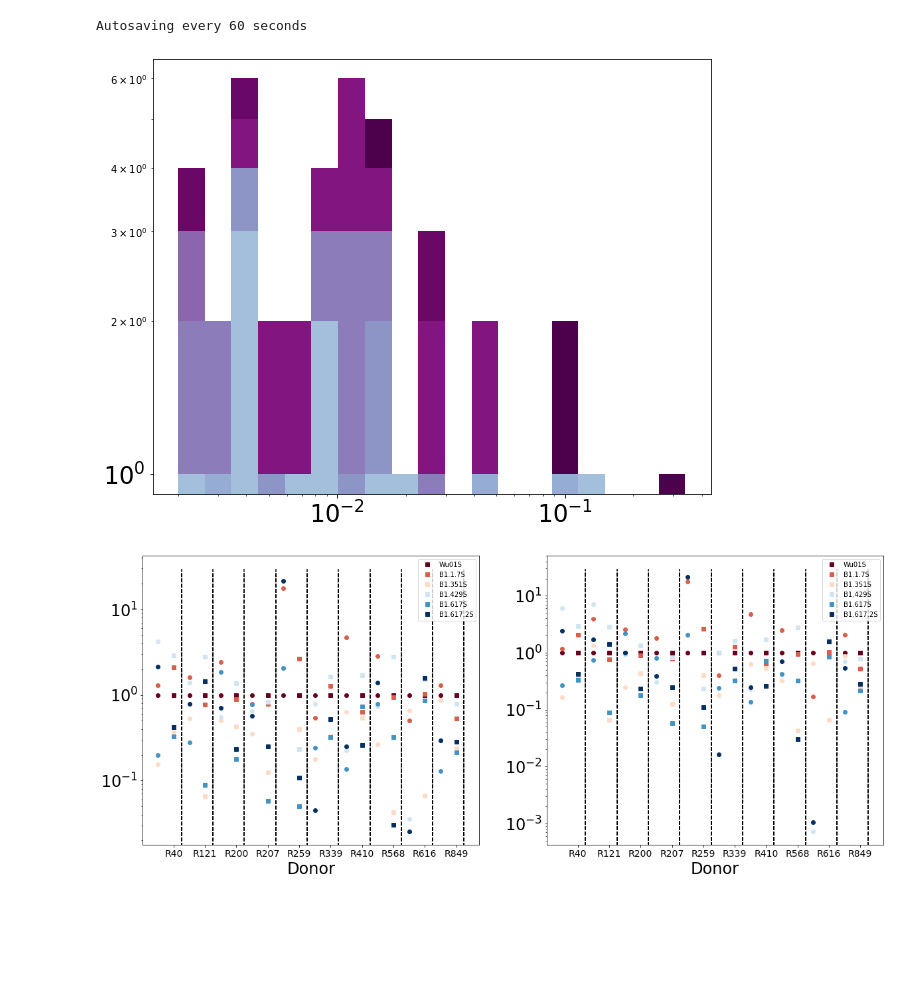
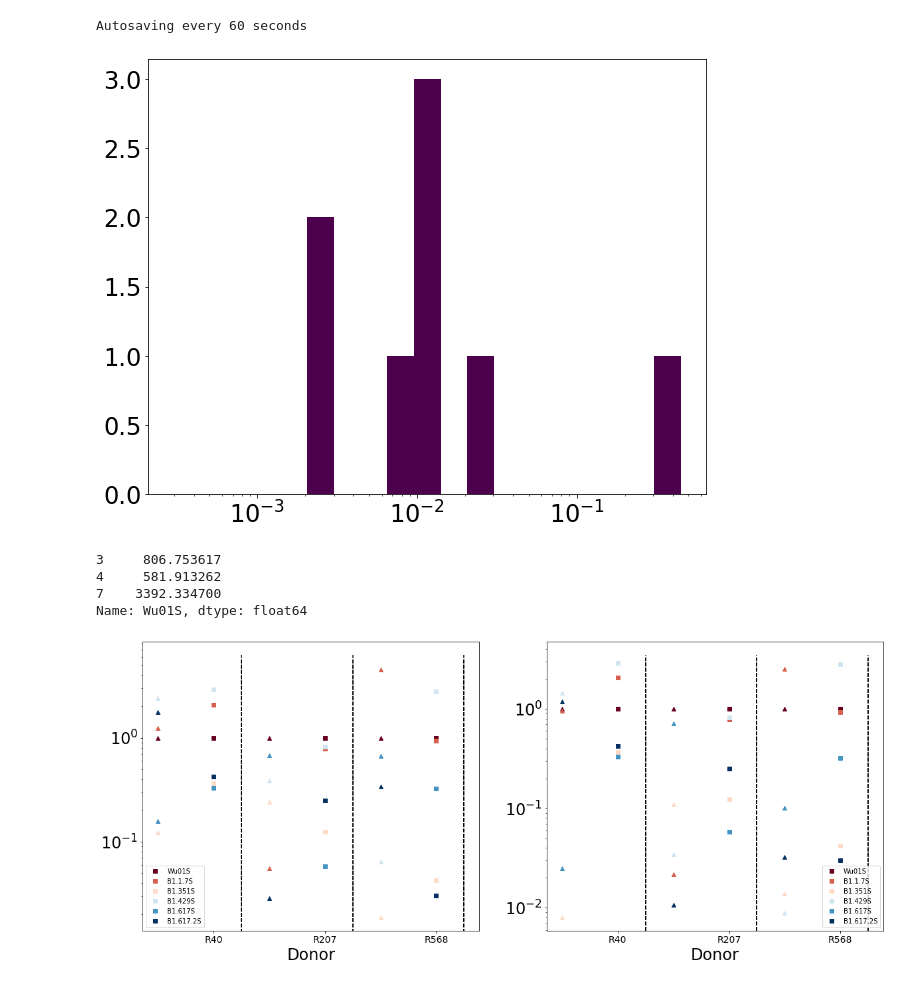
Before and after one commit to rmorantovar/Immune_System, a Jupyter notebook: Jupyter_Notebooks/6_Data.ipynb, the cells around one changed output. Cells and saved outputs as stored; diff of their text form; code cells hidden in the pictures; blank space fills up the shorter version.

```diff
--- a/Jupyter_Notebooks/6_Data.ipynb
+++ b/Jupyter_Notebooks/6_Data.ipynb
@@ -18,7 +18,7 @@ data_AB = pd.read_excel(Text_files_path+'Data/2021-12-29_CoV2NAbs_KV.xlsx', usec
 data_S = pd.read_excel(Text_files_path+'Data/2021-12-29_CoV2NAbs_KV.xlsx', usecols=['Wu01S', 'B1.1.7S', 'B1.351S', 'B1.429S', 'B1.617S', 'B1.617.2S'], nrows=10)
 donors = pd.read_excel(Text_files_path+'Data/2021-12-29_CoV2NAbs_KV.xlsx', usecols=['ID of donor'], nrows=10)
 I = np.size(donors['ID of donor'])
-J = np.size(data['Antibody name'])
+J = np.size(data_AB['Antibody name'])
 for i in np.arange(I):
     for j in np.arange(J):
         if(data_AB['Antibody name'][j].split('-')[0]==donors['ID of donor'][i]):
@@ -27,44 +27,60 @@ data_AB = data_AB.sort_values(['Antibody name', 'Wu01'])
 # %%
 fig, ax = plt.subplots(figsize = (10,8))
 colors_donors  = plt.cm.BuPu(np.linspace(0,1,I+5))
 data_I = []
-for i in np.arange(I):
-    data_I.append(data_AB.loc[data_AB['Antibody name']==donors['ID of donor'][i], 'Wu01'].to_list())
-ax.hist(data_I, bins=np.logspace(np.log10(np.min(data_i)), np.log10(np.max(data_i)), 20), histtype = 'barstacked', color = colors_donors[5:])
-my_plot_layout(ax=ax, xscale='log', yscale='log')
+#for i in np.arange(I):
+for i, donor in enumerate(['R207']):
+    #data_i=data_AB.loc[data_AB['Antibody name']==donors['ID of donor'][i], 'Wu01'].to_list()
+    data_i=data_AB.loc[data_AB['Antibody name']==donor, 'Wu01'].to_list()
+    data_I.append(data_i)
+ax.hist(data_I, bins=np.logspace(np.log10(np.min(data_i)), np.log10(np.max(data_i)), 20), histtype = 'barstacked', color = colors_donors[7:])
+my_plot_layout(ax=ax, xscale='log', yscale='linear')
 # %% [output]
-[figure, old version]
+[figure, new version]
+# %%
+data_S['Wu01S'][[0, 3, 7]]
+# %% [output]
+3     806.753617
+4     581.913262
+7    3392.334700
+Name: Wu01S, dtype: float64
 # %%
 colors_variants  = plt.cm.RdBu(np.linspace(0,1,6))
 fig, ax = plt.subplots(1, 2, figsize = (20,8))
 
 for v, variant in enumerate(data_AB.columns[1:]):
-    for i in range(I):
-        temp_array=data_AB.loc[data_AB['Antibody name']==donors['ID of donor'][i], variant]
-        temp_array2=data_AB.loc[data_AB['Antibody name']==donors['ID of donor'][i], 'Wu01']
-        ax[0].scatter(2*i, np.exp(np.average(np.log(temp_array2[temp_array!='>10'].to_list())))/np.exp(np.average(np.log(temp_array[temp_array!='>10'].to_list()))), color=colors_variants[v])
-        weights = np.array([n**(-1/3) for n in range(1, len(temp_array2)+1)])
+    #for i in range(I):
+    for i, donor in enumerate(['R40', 'R207', 'R568']):
+        #temp_array=data_AB.loc[data_AB['Antibody name']==donors['ID of donor'][i], variant]
+        #temp_array2=data_AB.loc[data_AB['Antibody name']==donors['ID of donor'][i], 'Wu01']
+        temp_array=data_AB.loc[data_AB['Antibody name']==donor, variant]
+        temp_array2=data_AB.loc[data_AB['Antibody name']==donor, 'Wu01']
+        #ax[0].scatter(2*i, np.exp(np.average(np.log(temp_array2[temp_array!='>10'].to_list())))/np.exp(np.average(np.log(temp_array[temp_array!='>10'].to_list()))), color=colors_variants[v])
+        ax[0].scatter(2*i, np.average(temp_array2[temp_array!='>10'].to_list())/np.average(temp_array[temp_array!='>10'].to_list()), color=colors_variants[v], marker = '^')
+        weights = np.array([n**(-1/2) for n in range(1, len(temp_array2)+1)])
         weights=-np.log10(temp_array2)-np.min(-np.log10(temp_array2))+1
-        weights=(1/temp_array2)**(1/2)
+        weights=(1/temp_array2)**(2/3)
         weights=weights[temp_array!='>10']
         if weights.size != 0:
-            ax[1].scatter(2*i, np.exp(np.average(np.log(temp_array2[temp_array!='>10'].to_list()), weights=weights))/np.exp(np.average(np.log(temp_array[temp_array!='>10'].to_list()), weights=weights)), color=colors_variants[v])
+            #ax[1].scatter(2*i, np.exp(np.average(np.log(temp_array2[temp_array!='>10'].to_list()), weights=weights))/np.exp(np.average(np.log(temp_array[temp_array!='>10'].to_list()), weights=weights)), color=colors_variants[v])
+            ax[1].scatter(2*i, np.average(temp_array2[temp_array!='>10'].to_list(), weights=weights)/np.average(temp_array[temp_array!='>10'].to_list(), weights=weights), color=colors_variants[v], marker = '^')
 
+I=3
 for v, variant in enumerate(data_S.columns[0:]):
-    ax[0].plot(np.arange(1,2*I,2), data_S[variant]/data_S['Wu01S'], label = variant, marker = 's', linestyle='', color = colors_variants[v])
+    ax[0].plot(np.arange(1,2*I,2), data_S[variant][[0, 3, 7]]/data_S['Wu01S'][[0, 3, 7]], label = variant, marker = 's', linestyle='', color = colors_variants[v])
     ax[0].vlines(np.arange(1,2*I,2)+0.5, ax[0].get_ylim()[0], ax[0].get_ylim()[1], linestyle='--', color = 'black')
-    ax[1].plot(np.arange(1,2*I,2), data_S[variant]/data_S['Wu01S'], label = variant, marker = 's', linestyle='', color = colors_variants[v])
+    ax[1].plot(np.arange(1,2*I,2), data_S[variant][[0, 3, 7]]/data_S['Wu01S'][[0, 3, 7]], label = variant, marker = 's', linestyle='', color = colors_variants[v])
     ax[1].vlines(np.arange(1,2*I,2)+0.5, ax[1].get_ylim()[0], ax[1].get_ylim()[1], linestyle='--', color = 'black')
 
 
 ax[0].legend()
 my_plot_layout(ax=ax[0], yscale='log', xlabel = 'Donor')
 ax[0].set_xticks(np.arange(1,2*I,2))
-ax[0].set_xticklabels(donors['ID of donor'], fontsize = 14);
+ax[0].set_xticklabels(donors['ID of donor'][[0, 3, 7]], fontsize = 14);
 
 ax[1].legend()
 my_plot_layout(ax=ax[1], yscale='log', xlabel = 'Donor')
 ax[1].set_xticks(np.arange(1,2*I,2))
-ax[1].set_xticklabels(donors['ID of donor'], fontsize = 14);
+ax[1].set_xticklabels(donors['ID of donor'][[0, 3, 7]], fontsize = 14);
 # %% [output]
-[figure, old version]
+[figure, new version]
```
Also changed, not shown: 28 other files.
